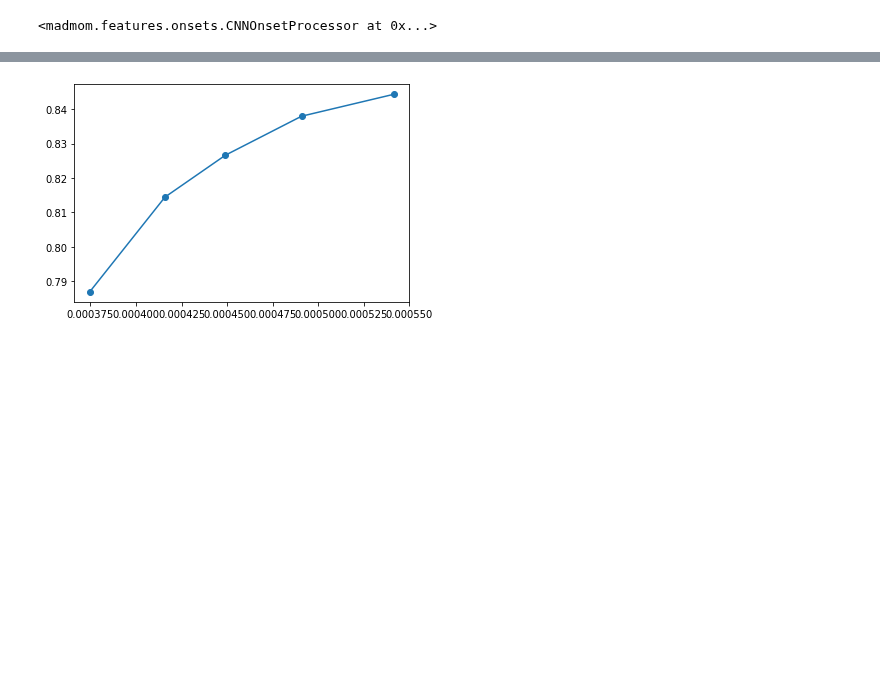
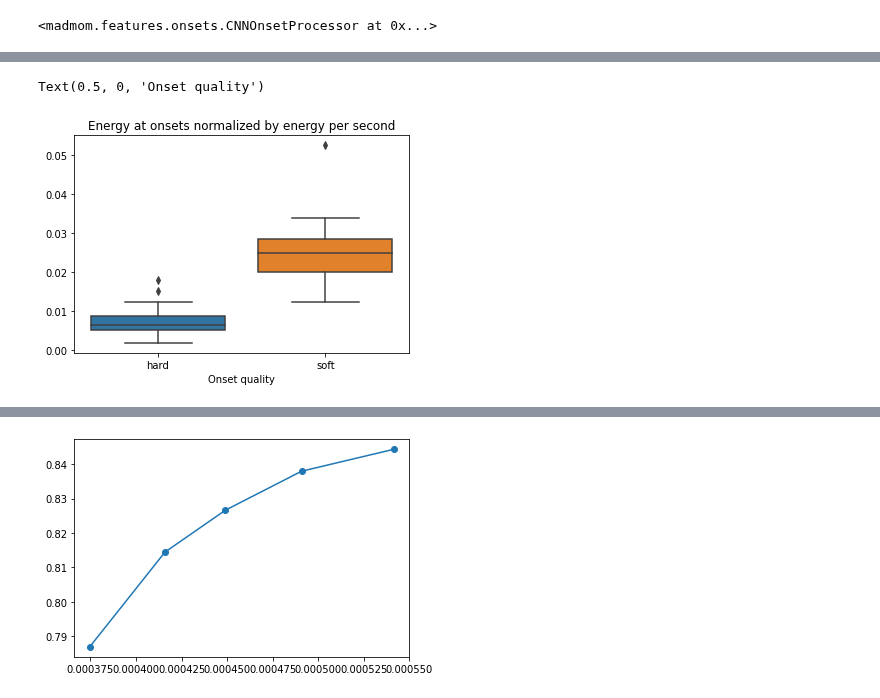
Before and after one commit to SimonFalk/beyondPianoRoll, a Jupyter notebook: bockraw-analysis.ipynb, the cells around one changed output, grey strips where cells are left out. Saved outputs shown, nothing was run; the diff lists cells and outputs as text; code cells hidden in the pictures; blank space fills up the shorter version.

```diff
--- a/bockraw-analysis.ipynb
+++ b/bockraw-analysis.ipynb
@@ -68,0 +71,21 @@ np.save(file="results/madmomCNNOnsetProcessor/bock_raw_AB_tuning_cds.npy", arr=c
+# %%
+energies = np.zeros(len(audios))
+for a, (fname, audio, onsets, sr, length) in enumerate(zip(audio_fnames, audios, onset_schedules, sample_rates, audio_lengths)):
+    sig = madmom.audio.signal.Signal(fname, dtype=float)
+    energies[a] = madmom.audio.signal.energy(sig)
+# %%
+import seaborn as sns
+import pandas as pd
+onset_energies = pd.DataFrame(
+    data={
+        'hard':audio_lengths*energy_at_hard_onsets/(energies*n_hard_onsets),
+        'soft':audio_lengths*energy_at_soft_onsets/(energies*n_soft_onsets)
+    }
+)
+
+ax = sns.boxplot(data=onset_energies)
+ax.set_title("Energy at onsets normalized by energy per second")
+ax.set_xlabel("Onset quality")
+# %% [output]
+Text(0.5, 0, 'Onset quality')
+[figure, added]
```
Also changed, not shown: parts of 16 cells of this notebook.
